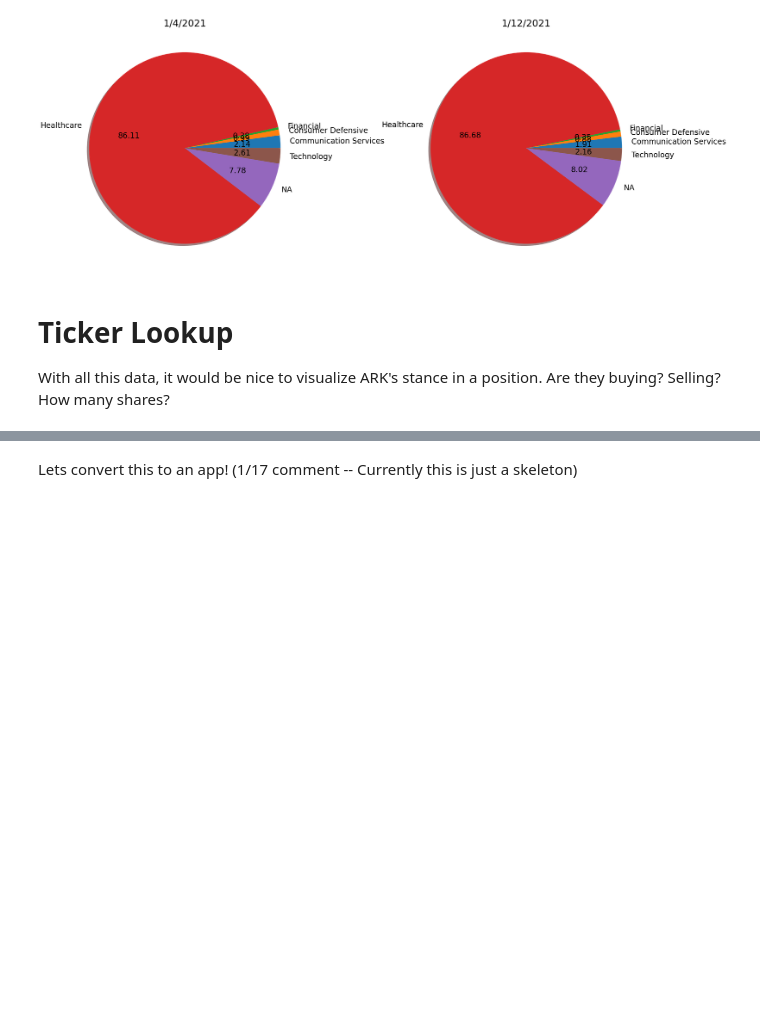
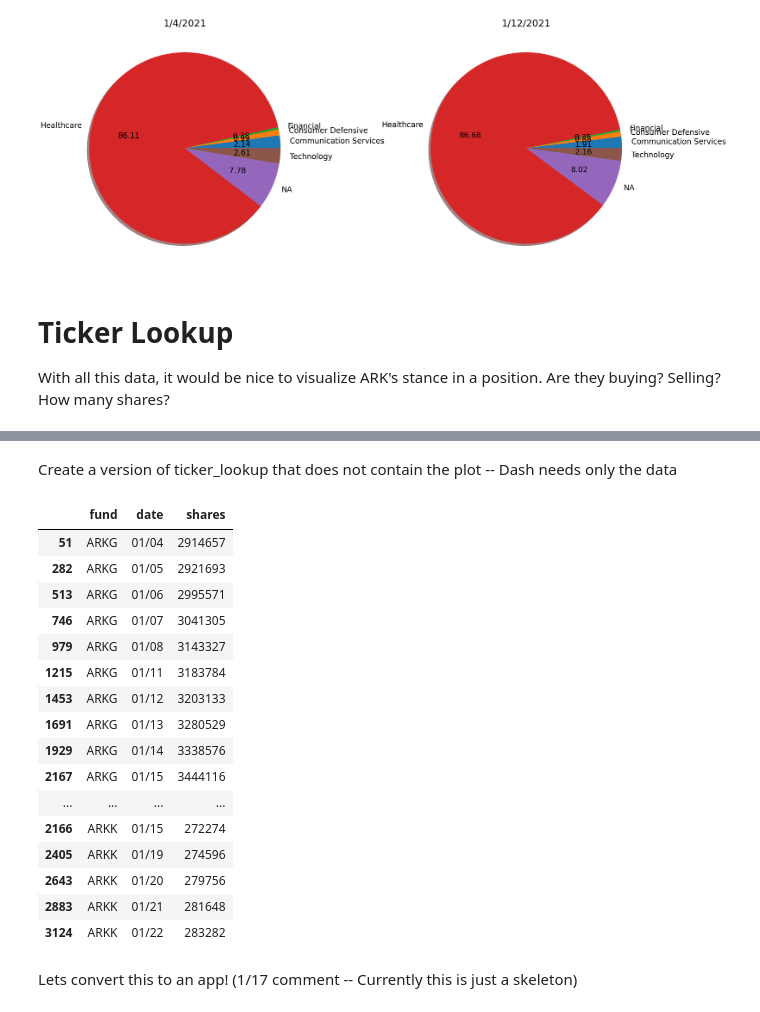
Before and after one commit to ShyuShiro/ARKFund_App, a Jupyter notebook: ARK Visualizations.ipynb, the cells around one changed output, grey strips where cells are left out. Drawn from its saved outputs; the diff is of its cells as text; code cells hidden in the pictures; blank space fills up the shorter version.

```diff
--- a/ARK Visualizations.ipynb
+++ b/ARK Visualizations.ipynb
@@ -1339,3 +1301,60 @@ print(z)
+# %% [markdown]
+Create a version of ticker_lookup that does not contain the plot -- Dash needs only the data
+# %%
+from ARK import *
+def ticker_lookup_dash(tickers,together=True,funds=None):
+    '''
+    This version of `ticker_lookup` instead only returns the dataframe (no plot)
+
+    Dash cannot use matplotlib plots =/
+    '''
+    import pandas as pd
+    import datetime
+    import numpy as np
+
+    if type(tickers)==str:
+        tickers = [tickers]
+
+    #load & sort data
+    df = see_data() #Grab all data in ARKFund.db
+    df['date'] = df['date'].astype('datetime64[ns]') #Convert date to datetime object so data can be sorted
+    df = df.sort_values(['date','fund'],ascending=True) #Sort by ascending date
+
+    def log_reduction(val): #Reduce the y-axis by a factor of X
+        import numpy as np
+        reduced = [np.round(i/1000,2) for i in val] #Reduce share size by factor of 1000
+        return reduced
+    def timestamp_to_MonthDay(lst): #Convert "2021-01-14 00:00:00" to "01/14" for all elements in a list
+        return [i.strftime("%m/%d") for i in lst]
+
+    all_df = pd.DataFrame()
+    for ticker in tickers:
+        subset = df[df['ticker']==ticker.upper()].groupby('fund')
+        for _,r in subset:
+            #shares = log_reduction(r['shares'])
+            shares = r['shares']
+            dates = timestamp_to_MonthDay(r['date']) #This converts the correct x-axis from [0,1,2,...,n] to appropriate labels
+            all_df = all_df.append(pd.DataFrame({'fund':r['fund'],'date':dates,'shares':shares})) #df to return in case its useful
+    return all_df
+a = ticker_lookup_dash('fate')
+# %% [output]
+|  | fund | date | shares |
+| 51 | ARKG | 01/04 | 2914657 |
+| 282 | ARKG | 01/05 | 2921693 |
+| 513 | ARKG | 01/06 | 2995571 |
+| 746 | ARKG | 01/07 | 3041305 |
+| 979 | ARKG | 01/08 | 3143327 |
+| 1215 | ARKG | 01/11 | 3183784 |
+| 1453 | ARKG | 01/12 | 3203133 |
+| 1691 | ARKG | 01/13 | 3280529 |
+| 1929 | ARKG | 01/14 | 3338576 |
+| 2167 | ARKG | 01/15 | 3444116 |
+| ... | ... | ... | ... |
+| 2166 | ARKK | 01/15 | 272274 |
+| 2405 | ARKK | 01/19 | 274596 |
+| 2643 | ARKK | 01/20 | 279756 |
+| 2883 | ARKK | 01/21 | 281648 |
+| 3124 | ARKK | 01/22 | 283282 |
 # %% [markdown]
 Lets convert this to an app! (1/17 comment -- Currently this is just a skeleton)
 # %%
```
Also changed, not shown: parts of 10 cells of this notebook, 3 other files.
